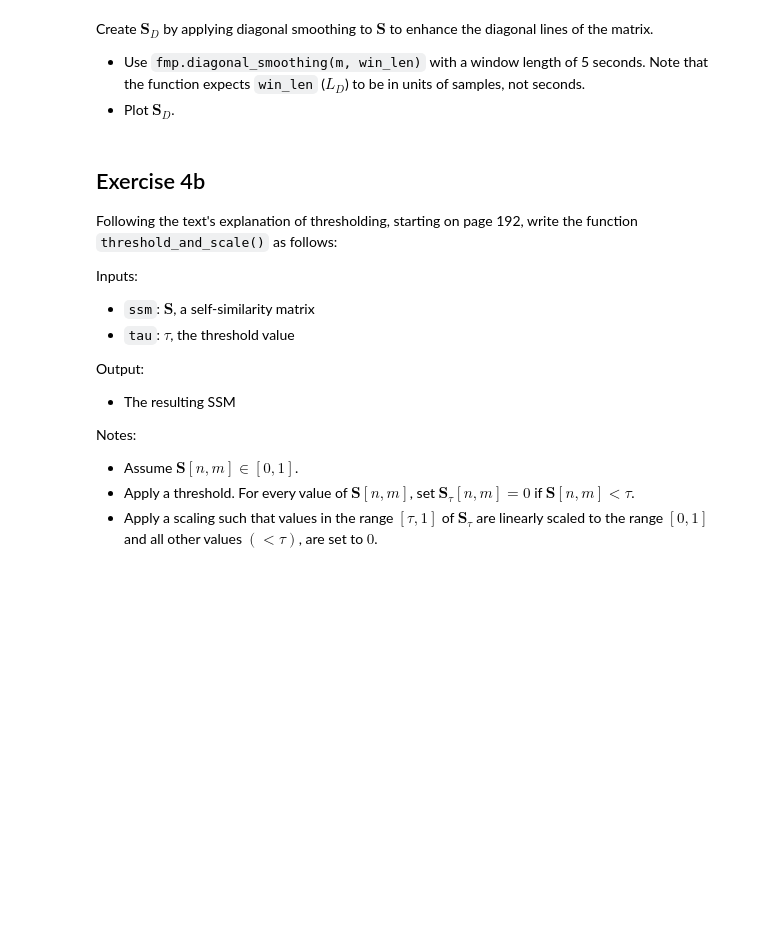
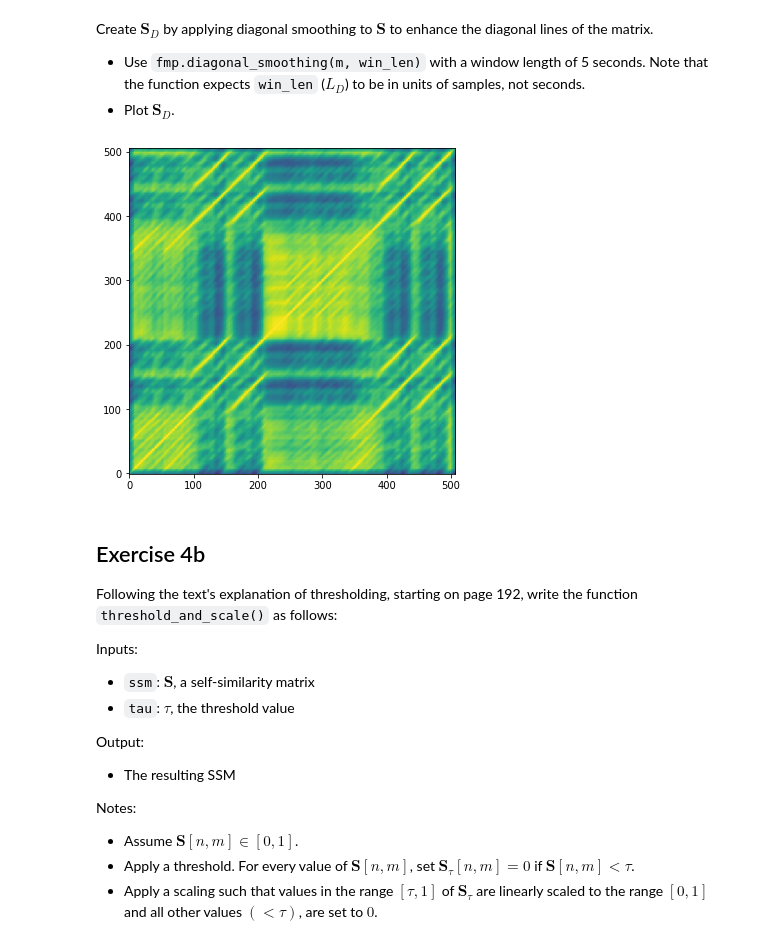
Before and after one commit to jmftrindade/digital_music_processing, a Jupyter notebook: 7_struct/pset7.ipynb, the cells around one changed output. Saved outputs shown, nothing was run; the diff lists cells and outputs as text; code cells hidden in the pictures; blank space fills up the shorter version.

```diff
--- a/7_struct/pset7.ipynb
+++ b/7_struct/pset7.ipynb
@@ -177,3 +181,12 @@ ssm_d = ...
+# %%
+# create and plot S_D
+win_len = int(5. * ff)
+ssm_d = fmp.diagonal_smoothing(ssm, win_len)
+
+plt.figure(figsize=(10,6))
+plt.imshow(ssm_d, origin='lower');
+# %% [output]
+[figure, added]
 # %% [markdown]
 ## Exercise 4b
 
```
Also changed, not shown: parts of 2 cells of this notebook.
